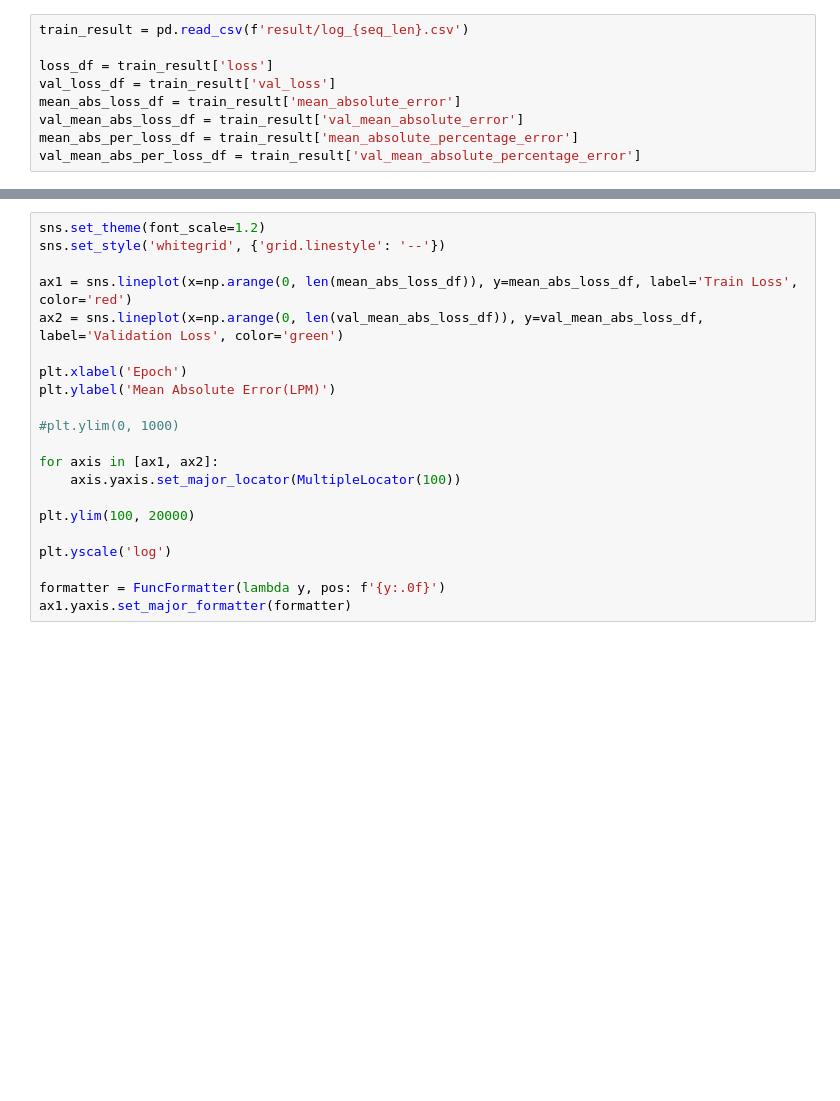
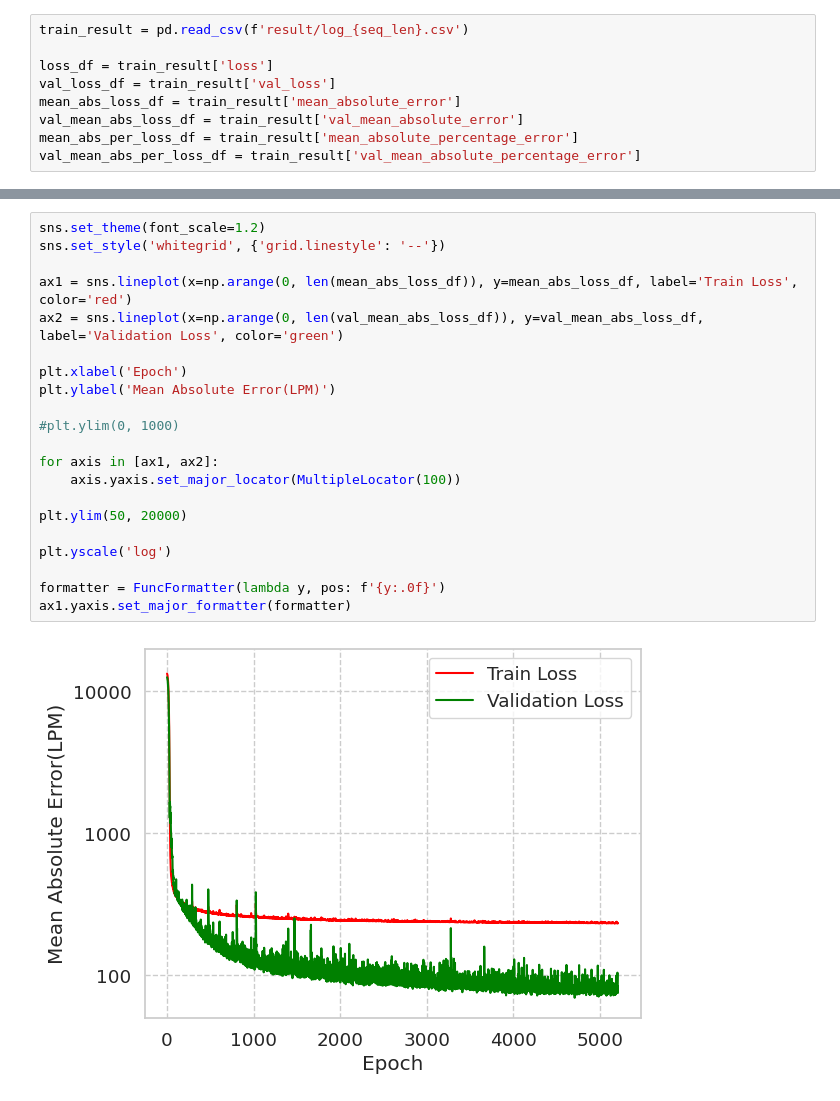
Before and after one commit to jinbeomjeong/estimate_venturi_pump_flow, a Jupyter notebook: create_estmation_flow_model.ipynb, the cells around one changed output, grey strips where cells are left out. Saved outputs shown, nothing was run; the diff lists cells and outputs as text; blank space fills up the shorter version.

```diff
--- a/create_estmation_flow_model.ipynb
+++ b/create_estmation_flow_model.ipynb
@@ -249,24 +336,26 @@ ax_1.yaxis.set_major_formatter(formatter)
 # %%
 sns.set_theme(font_scale=1.2)
 sns.set_style('whitegrid', {'grid.linestyle': '--'})
 
 ax1 = sns.lineplot(x=np.arange(0, len(mean_abs_loss_df)), y=mean_abs_loss_df, label='Train Loss', color='red')
 ax2 = sns.lineplot(x=np.arange(0, len(val_mean_abs_loss_df)), y=val_mean_abs_loss_df, label='Validation Loss', color='green')
 
 plt.xlabel('Epoch')
 plt.ylabel('Mean Absolute Error(LPM)')
 
 #plt.ylim(0, 1000)
 
 for axis in [ax1, ax2]:
     axis.yaxis.set_major_locator(MultipleLocator(100))
 
-plt.ylim(100, 20000)
+plt.ylim(50, 20000)
 
 plt.yscale('log')
 
 formatter = FuncFormatter(lambda y, pos: f'{y:.0f}')
 ax1.yaxis.set_major_formatter(formatter)
+# %% [output]
+[figure, added]
 # %%
 sns.set_theme(font_scale=1.2)
 sns.set_style('whitegrid', {'grid.linestyle': '--'})
```
Also changed, not shown: parts of 12 cells of this notebook, 9 other files.
